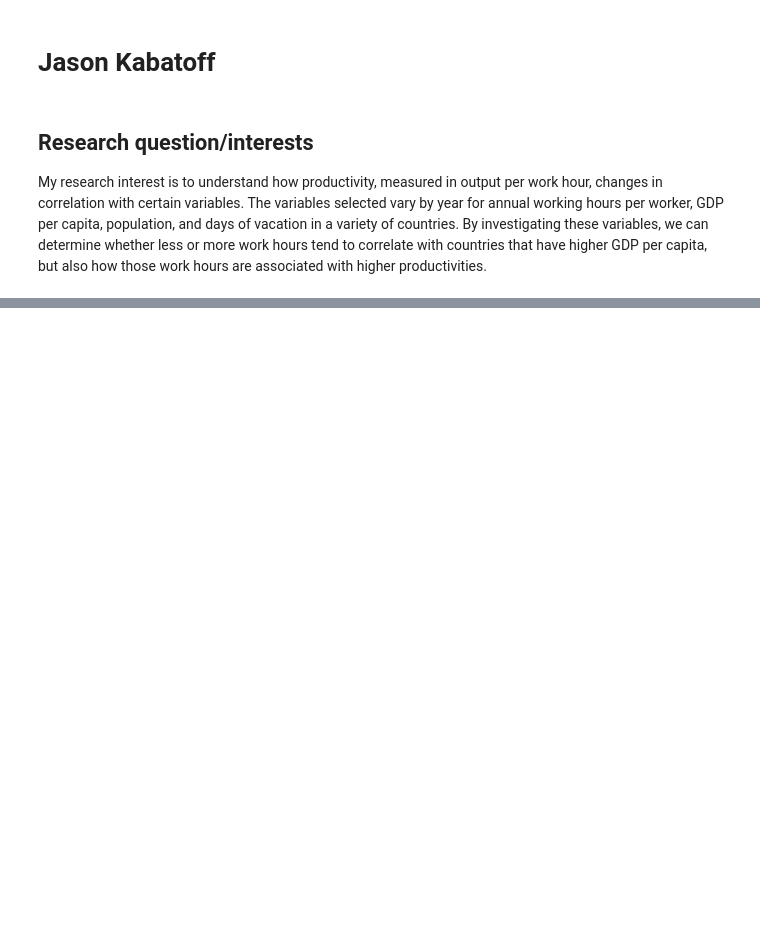
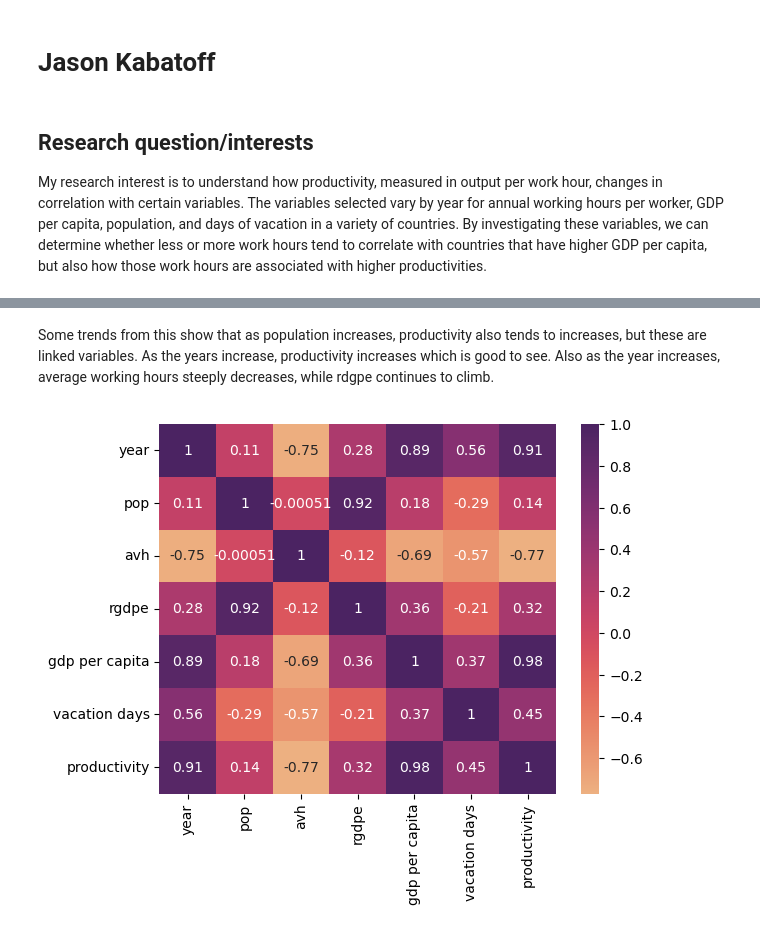
Before and after one commit to ubco-W2022T1-cosc301/project-group17, a Jupyter notebook: notebooks/analysis1.ipynb, the cells around one changed output, grey strips where cells are left out. Drawn from its saved outputs; the diff is of its cells as text; code cells hidden in the pictures; blank space fills up the shorter version.

```diff
--- a/notebooks/analysis1.ipynb
+++ b/notebooks/analysis1.ipynb
@@ -129,0 +130,8 @@ sns.jointplot(x = 'Vacation Days', y = 'Entity', data = df)
+# %% [markdown]
+<p> Some trends from this show that as population increases, productivity also tends to increases, but these are linked variables. As the years increase, productivity increases which is good to see.
+    Also as the year increases, average working hours steeply decreases, while rdgpe continues to climb.
+# %%
+df_corr = df.corr()
+ht = sns.heatmap(df_corr, annot = True, cmap = 'flare')
+# %% [output]
+[figure, added]
```
Also changed, not shown: parts of 41 cells of this notebook, 3 other files.
